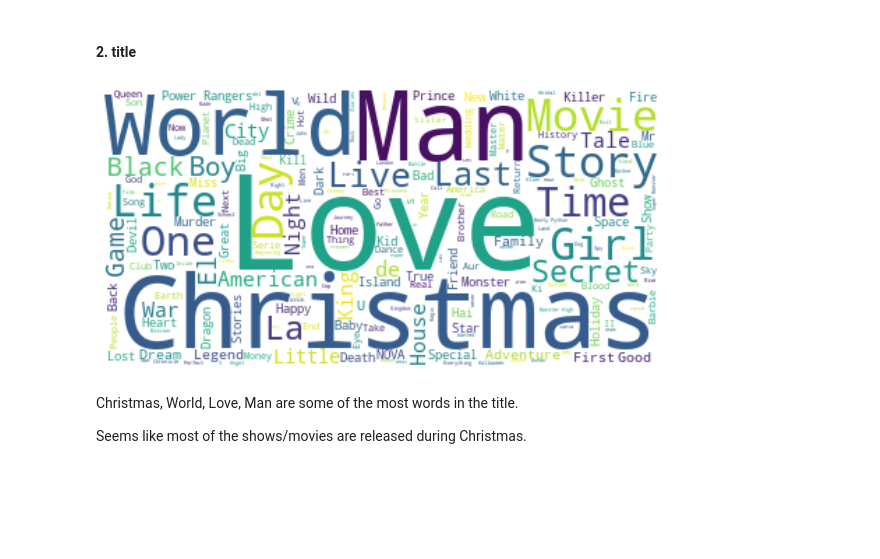
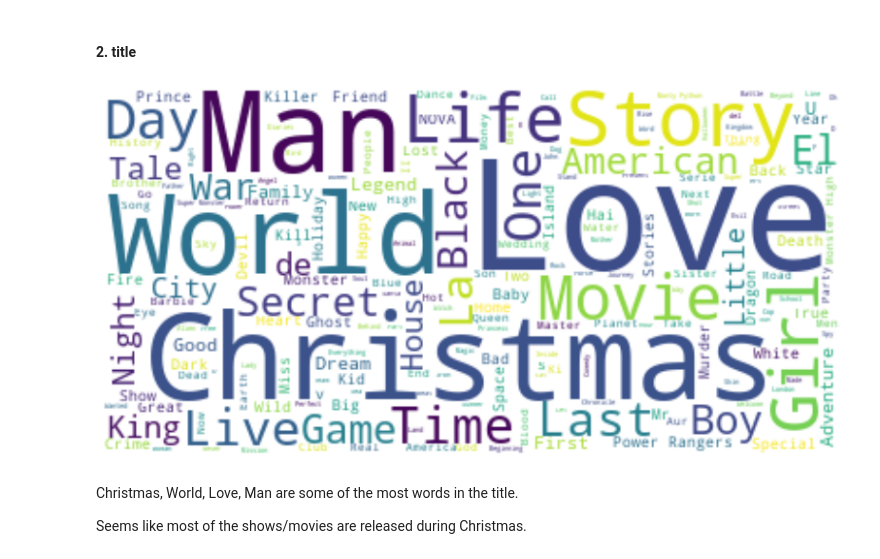
Before and after one commit to Prashant-Shaw/NETFLIX-Movies-TV-Shows-Clustering, a Jupyter notebook: NETFLIX_MOVIES_AND_TV_SHOWS_CLUSTERING.ipynb, the cells around one changed output. Saved outputs shown, nothing was run; the diff lists cells and outputs as text; code cells hidden in the pictures; blank space fills up the shorter version.

```diff
--- a/NETFLIX_MOVIES_AND_TV_SHOWS_CLUSTERING.ipynb
+++ b/NETFLIX_MOVIES_AND_TV_SHOWS_CLUSTERING.ipynb
@@ -314,6 +314,9 @@ nf_df.describe(include = 'all')
 nf_df[['director','cast','country']] = nf_df[['director','cast','country']].fillna('Unknown')
 nf_df['rating'] = nf_df['rating'].fillna(nf_df['rating'].mode()[0])
 nf_df.dropna(axis=0, inplace = True)
+# %%
+#Resetting the index as we have dropped some rows.
+nf_df.reset_index(inplace = True)
 # %%
 #Confirming if all the null values have been filled
 nf_df.isnull().sum()
@@ -401,10 +415,10 @@ def pie_chart(col):
 # %% [markdown]
 Pie charts are very much useful in displaying relative proportions of multiple classes of data.
 # %%
-def col_word_cloud(col):
+def col_word_cloud(col, w_df):
   ''' This function will show the WordCloud for the passed feature'''
-  plt.figure(figsize = (10,7))
-  text = " ".join(word for word in nf_df[col])
+  plt.figure(figsize = (15,7))
+  text = " ".join(word for word in w_df[col])
   # Create stopword list:
   stopwords = set(STOPWORDS)
   # Generate a word cloud image
@@ -446,9 +460,9 @@ In the dataset around 69% of Movie is present and 31% of TV Show is present.
 #### 2. title
 # %%
 #Chekcing the WordCloud for words present in feature 'title'
-col_word_cloud('title')
+col_word_cloud('title', nf_df)
 # %% [output]
-[figure, old version]
+[figure, new version]
 # %% [markdown]
 Christmas, World, Love, Man are some of the most words in the title.
 
```
Also changed, not shown: parts of 93 cells of this notebook.
